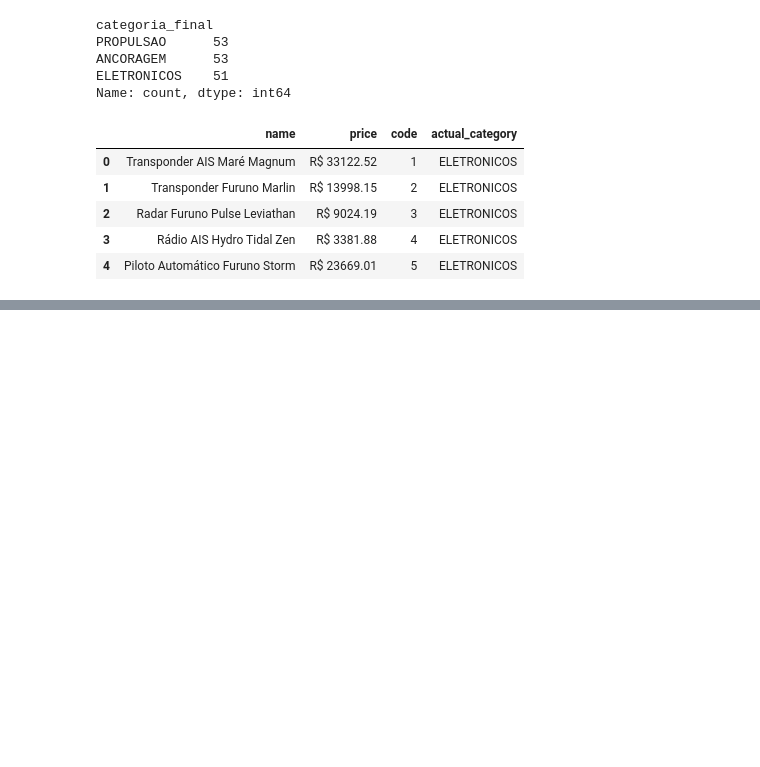
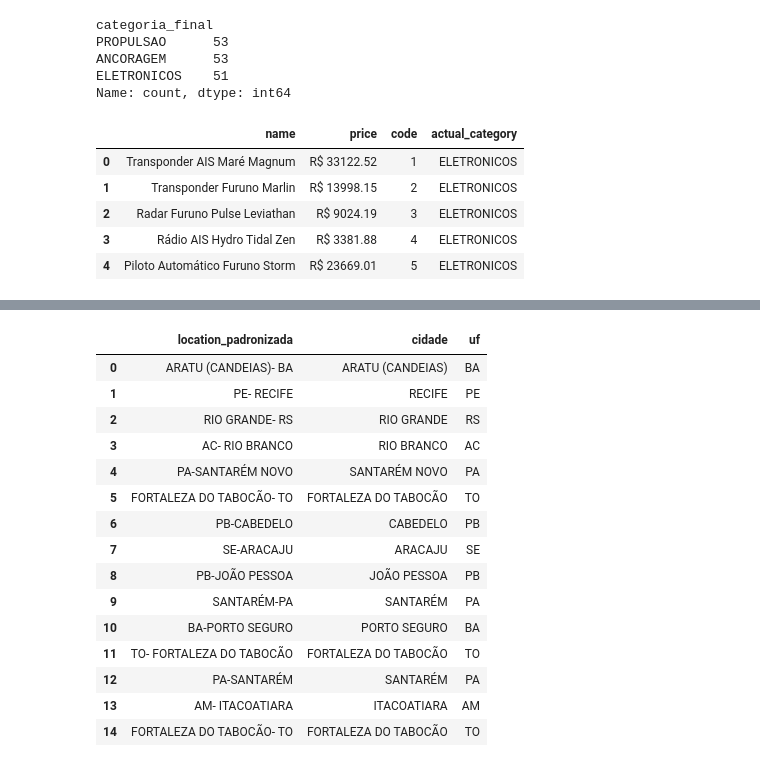
Before and after one commit to Andre-Tavora/lighthouse-desafio, a Jupyter notebook: notebooks/ada_limpeza.ipynb, the cells around one changed output, grey strips where cells are left out. Cells and saved outputs as stored; diff of their text form; code cells hidden in the pictures; blank space fills up the shorter version.

```diff
--- a/notebooks/ada_limpeza.ipynb
+++ b/notebooks/ada_limpeza.ipynb
@@ -244,0 +348,16 @@ df_produtos.head()
+# %%
+def padronizar_location(loc):
+    if pd.isna(loc):
+        return None
+
+    loc = loc.upper().strip()
+
+    # padronizar separadores
+    loc = re.sub(r"\s*[-/]\s*", "-", loc)
+    loc = re.sub(r"\s*,\s*", "- ", loc)
+
+    return loc
+
+df_clientes["location_padronizada"] = df_clientes["location"].apply(padronizar_location)
+
+df_clientes[["location", "location_padronizada"]].head(10)
@@ -244,0 +376,46 @@ df_produtos.head()
+# %%
+ufs = {
+    "AC","AL","AP","AM","BA","CE","DF","ES","GO","MA","MT","MS","MG",
+    "PA","PB","PR","PE","PI","RJ","RN","RS","RO","RR","SC","SP","SE","TO"
+}
+
+def extrair_cidade_uf(loc):
+    if pd.isna(loc):
+        return pd.Series([None, None])
+
+    partes = [p.strip() for p in loc.split("-")]
+
+    cidade = None
+    uf = None
+
+    for p in partes:
+        if p in ufs:
+            uf = p
+
+    partes_sem_uf = [p for p in partes if p not in ufs]
+
+    if partes_sem_uf:
+        cidade = partes_sem_uf[-1]
+
+    return pd.Series([cidade, uf])
+
+df_clientes[["cidade", "uf"]] = df_clientes["location_padronizada"].apply(extrair_cidade_uf)
+
+df_clientes[["location_padronizada", "cidade", "uf"]].head(15)
+# %% [output]
+|  | location_padronizada | cidade | uf |
+| 0 | ARATU (CANDEIAS)- BA | ARATU (CANDEIAS) | BA |
+| 1 | PE- RECIFE | RECIFE | PE |
+| 2 | RIO GRANDE- RS | RIO GRANDE | RS |
+| 3 | AC- RIO BRANCO | RIO BRANCO | AC |
+| 4 | PA-SANTARÉM NOVO | SANTARÉM NOVO | PA |
+| 5 | FORTALEZA DO TABOCÃO- TO | FORTALEZA DO TABOCÃO | TO |
+| 6 | PB-CABEDELO | CABEDELO | PB |
+| 7 | SE-ARACAJU | ARACAJU | SE |
+| 8 | PB-JOÃO PESSOA | JOÃO PESSOA | PB |
+| 9 | SANTARÉM-PA | SANTARÉM | PA |
+| 10 | BA-PORTO SEGURO | PORTO SEGURO | BA |
+| 11 | TO- FORTALEZA DO TABOCÃO | FORTALEZA DO TABOCÃO | TO |
+| 12 | PA-SANTARÉM | SANTARÉM | PA |
+| 13 | AM- ITACOATIARA | ITACOATIARA | AM |
+| 14 | FORTALEZA DO TABOCÃO- TO | FORTALEZA DO TABOCÃO | TO |
```
Also changed, not shown: parts of 10 cells of this notebook.
